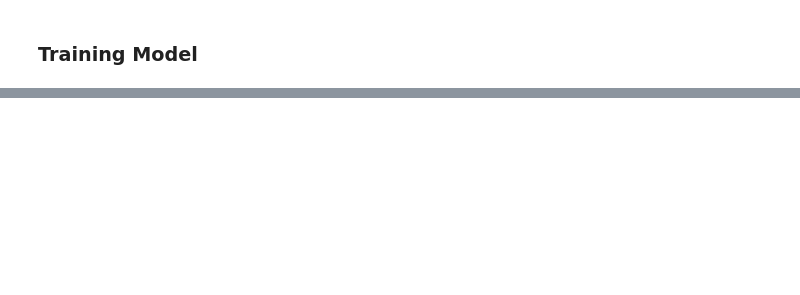
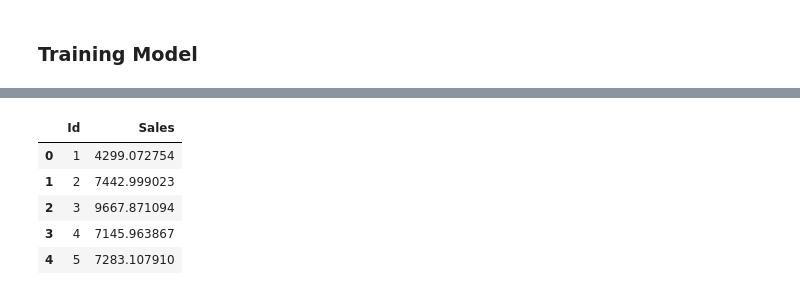
Before and after one commit to airisdata/Rossmann, a Jupyter notebook: rossman_without_log_scaling.ipynb, the cells around one changed output, grey strips where cells are left out. Saved outputs shown, nothing was run; the diff lists cells and outputs as text; code cells hidden in the pictures; blank space fills up the shorter version.

```diff
--- a/rossman_without_log_scaling.ipynb
+++ b/rossman_without_log_scaling.ipynb
@@ -856,0 +875,9 @@ with open("./tboard_logs/projector_config.pbtxt","w") as f:
+# %%
+## Reminder best results till now for 8487
+model.compile(RMSprop(lr=0.001,clipvalue=1.0), loss=rmspe_loss)
+model.load_weights(f"{weights_save_path}saved_backup_big_0.08401")
+# %%
+map_total=[np.vstack((map_train[i],map_valid[i])) for i in range(len(map_train))]
+y_total=y_train.append(y_valid)
+# %%
+model.fit(map_total,y_total,epochs=10,batch_size=512)
@@ -856,0 +906,10 @@ with open("./tboard_logs/projector_config.pbtxt","w") as f:
+# %%
+preds_full= generate_preds_df(model)
+preds_full.head()
+# %% [output]
+|  | Id | Sales |
+| 0 | 1 | 4299.072754 |
+| 1 | 2 | 7442.999023 |
+| 2 | 3 | 9667.871094 |
+| 3 | 4 | 7145.963867 |
+| 4 | 5 | 7283.107910 |
```
Also changed, not shown: parts of 81 cells of this notebook, 25 other files.
